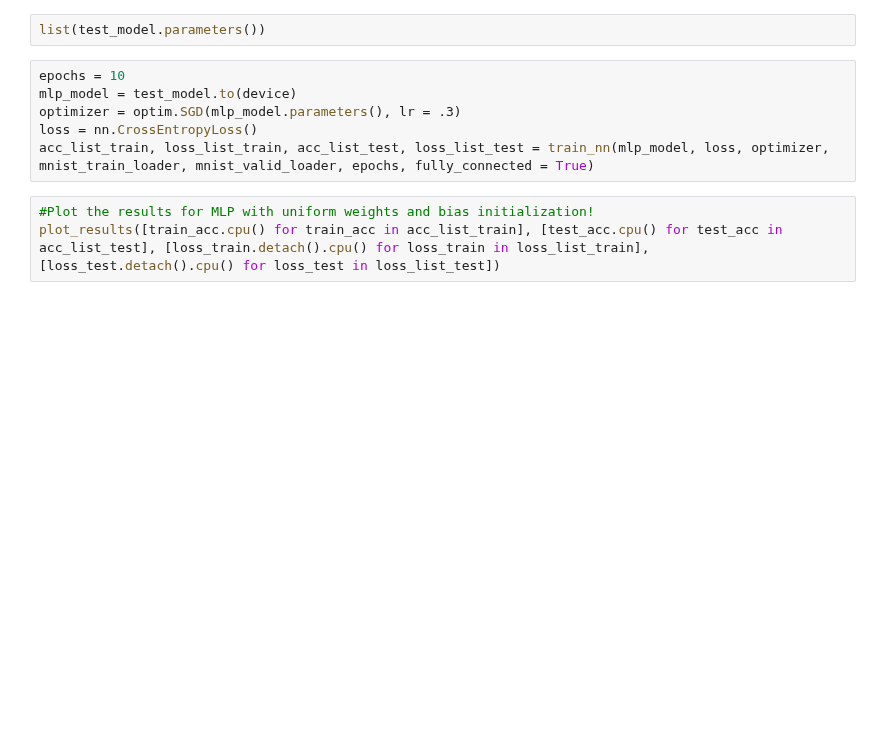
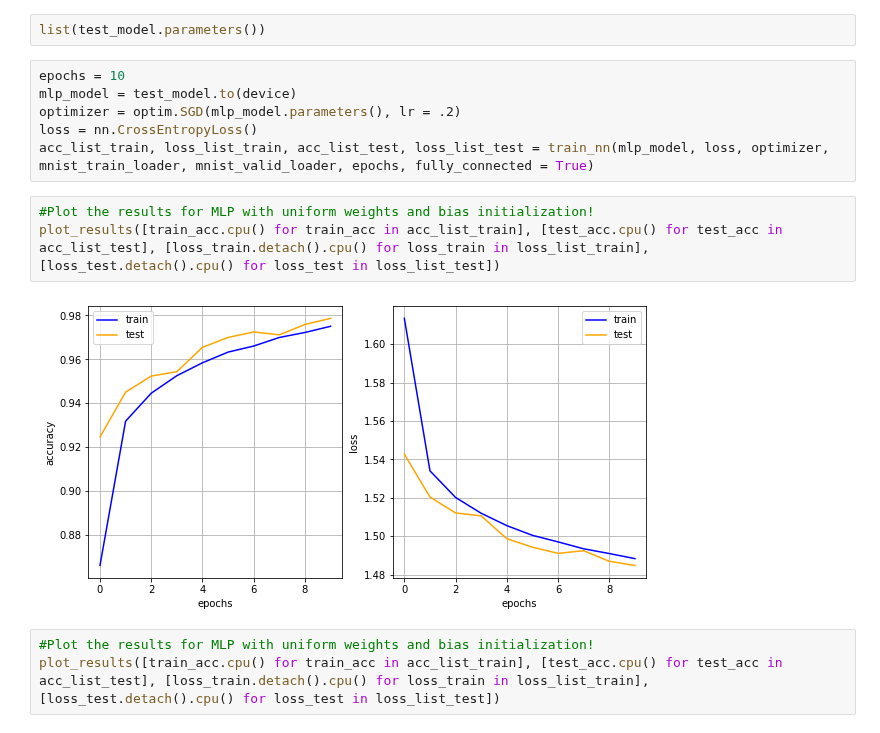
Before and after one commit to Beh-noush/General-Python, a Jupyter notebook: MLP_and_conv_deepnets.ipynb, the cells around one changed output. Saved outputs shown, nothing was run; the diff lists cells and outputs as text; blank space fills up the shorter version.

```diff
--- a/MLP_and_conv_deepnets.ipynb
+++ b/MLP_and_conv_deepnets.ipynb
@@ -188,9 +322,14 @@ list(test_model.parameters())
 # %%
 epochs = 10
 mlp_model = test_model.to(device)
-optimizer = optim.SGD(mlp_model.parameters(), lr = .3)
+optimizer = optim.SGD(mlp_model.parameters(), lr = .2)
 loss = nn.CrossEntropyLoss()
 acc_list_train, loss_list_train, acc_list_test, loss_list_test = train_nn(mlp_model, loss, optimizer, mnist_train_loader, mnist_valid_loader, epochs, fully_connected = True)
+# %%
+#Plot the results for MLP with uniform weights and bias initialization!
+plot_results([train_acc.cpu() for train_acc in acc_list_train], [test_acc.cpu() for test_acc in acc_list_test], [loss_train.detach().cpu() for loss_train in loss_list_train], [loss_test.detach().cpu() for loss_test in loss_list_test])
+# %% [output]
+[figure, added]
 # %%
 #Plot the results for MLP with uniform weights and bias initialization!
 plot_results([train_acc.cpu() for train_acc in acc_list_train], [test_acc.cpu() for test_acc in acc_list_test], [loss_train.detach().cpu() for loss_train in loss_list_train], [loss_test.detach().cpu() for loss_test in loss_list_test])
```
Also changed, not shown: parts of 21 cells of this notebook.
